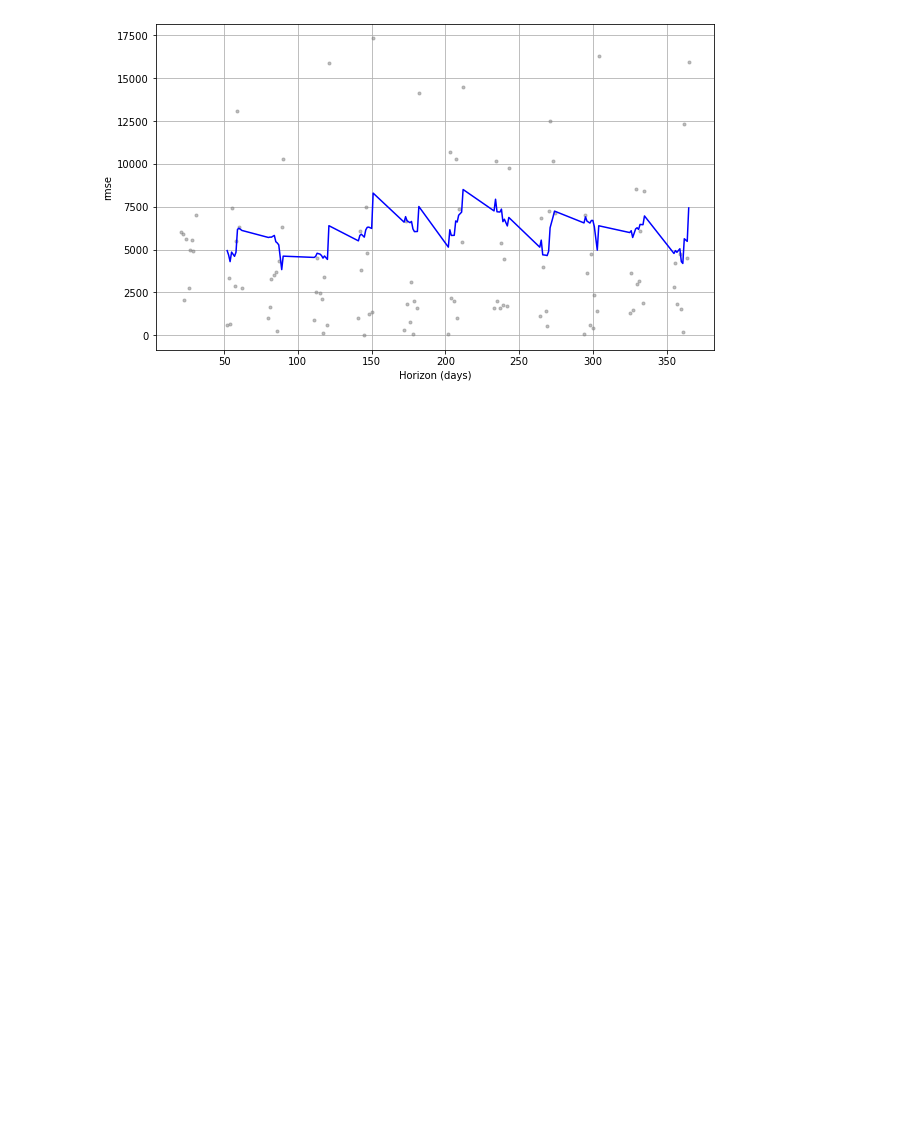
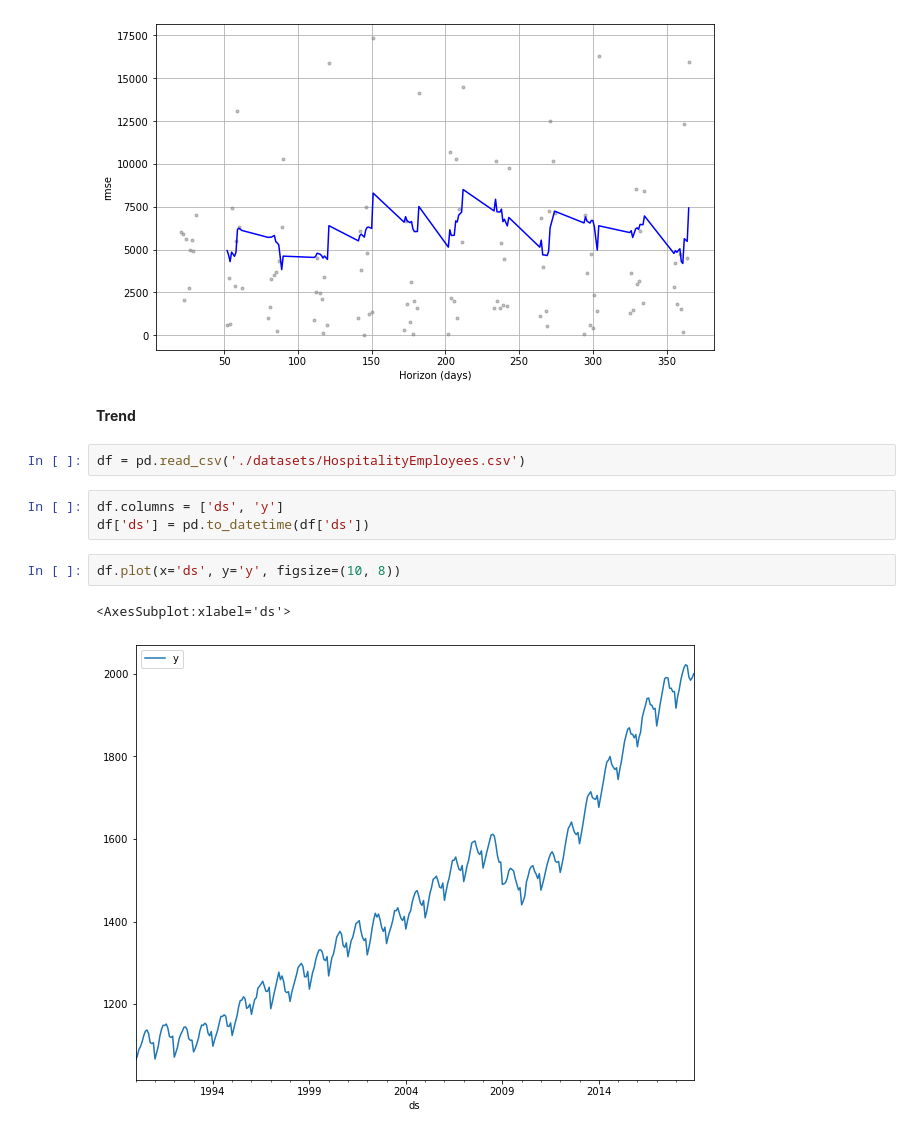
Before and after one commit to jafar-shodiq/jose-portilla-courses, a Jupyter notebook: time-series-data-analysis/prophet.ipynb, the cells around one changed output. Saved outputs shown, nothing was run; the diff lists cells and outputs as text; blank space fills up the shorter version.

Commit message:
trend

```diff
--- a/time-series-data-analysis/prophet.ipynb
+++ b/time-series-data-analysis/prophet.ipynb
@@ -298,3 +298,15 @@ performance_metrics(df_cv)
 plot_cross_validation_metric(df_cv, metric='rmse');
 # %% [output]
 [figure]
+# %% [markdown]
+**Trend**
+# %%
+df = pd.read_csv('./datasets/HospitalityEmployees.csv')
+# %%
+df.columns = ['ds', 'y']
+df['ds'] = pd.to_datetime(df['ds'])
+# %%
+df.plot(x='ds', y='y', figsize=(10, 8))
+# %% [output]
+<AxesSubplot:xlabel='ds'>
+[figure, added]
```
Also changed, not shown: parts of 3 cells of this notebook.
